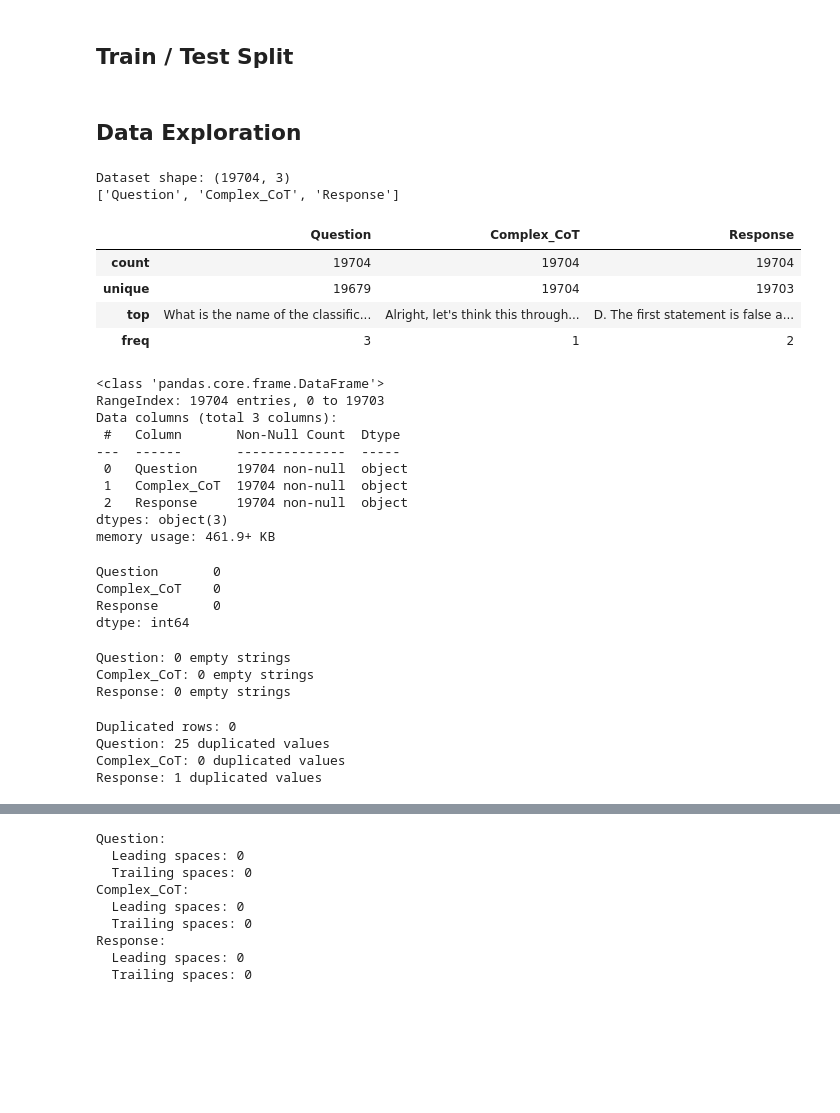
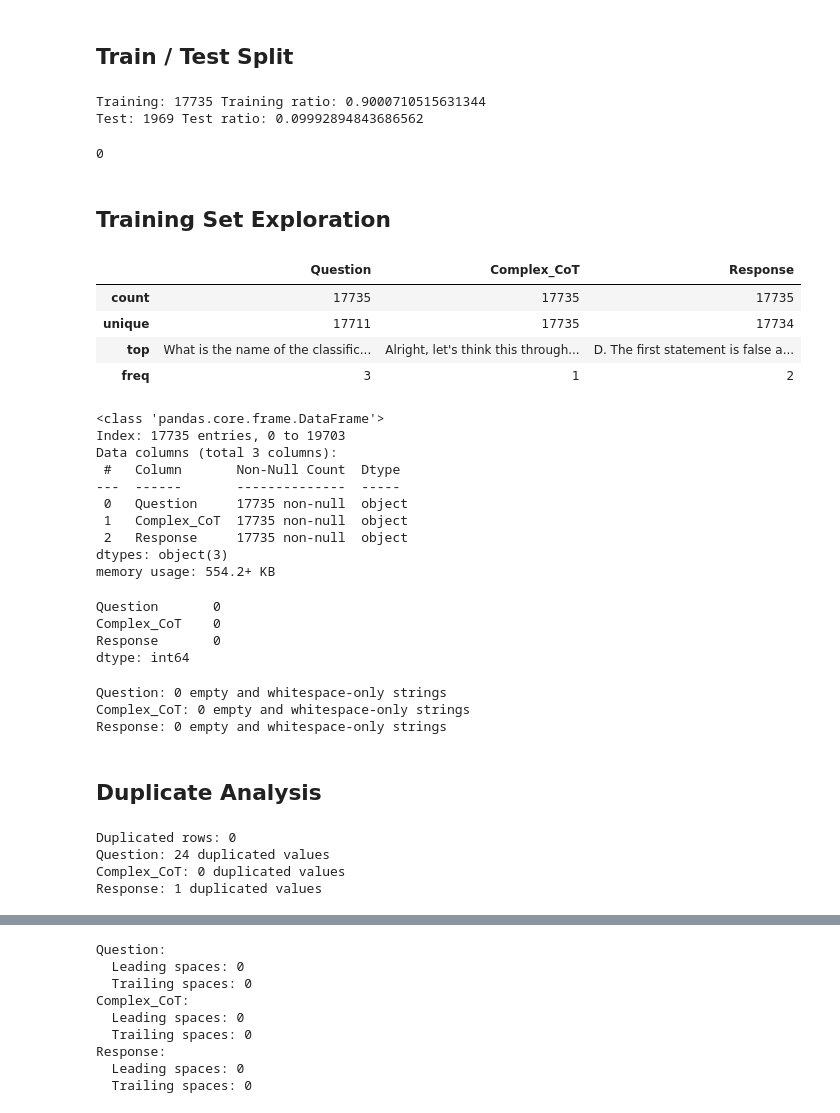
Before and after one commit to xueqingnie/ml-ai-portfolio, a Jupyter notebook: 01-medical-reasoning-llm/notebooks/01_data_cleaning.ipynb, the cells around one changed output, grey strips where cells are left out. Drawn from its saved outputs; the diff is of its cells as text; code cells hidden in the pictures; blank space fills up the shorter version.

```diff
--- a/01-medical-reasoning-llm/notebooks/01_data_cleaning.ipynb
+++ b/01-medical-reasoning-llm/notebooks/01_data_cleaning.ipynb
@@ -86,43 +89,52 @@ df.head()
 from sklearn.model_selection import GroupShuffleSplit
 
 gss = GroupShuffleSplit(
-    n_split = 1,
+    n_splits = 1,
     test_size = 0.1,
     random_state = 42
 )
 
-train_index, test_index = gss.split(df)
-train = df.iloc(train_index)
-test = df.iloc(test_index)
+train_index, test_index = next(
+    gss.split(df, groups=df["Question"])
+)
+
+train = df.iloc[train_index].copy()
+test = df.iloc[test_index].copy()
+# %%
+print("Training:", len(train), "Training ratio:", len(train) / len(df))
+print("Test:", len(test), "Test ratio:", len(test) / len(df))
+# %% [output]
+Training: 17735 Training ratio: 0.9000710515631344
+Test: 1969 Test ratio: 0.09992894843686562
+# %%
+# Check for question leakage
+question_overlap = set(train["Question"]) & set(test["Question"])
+print(len(question_overlap))
+# %% [output]
+0
 # %% [markdown]
-## Data Exploration
+## Training Set Exploration
-# %%
-print("Dataset shape:", df.shape)
-print(df.columns.tolist())
-# %% [output]
-Dataset shape: (19704, 3)
-['Question', 'Complex_CoT', 'Response']
 # %%
-df.describe()
+train.describe()
 # %% [output]
 |  | Question | Complex_CoT | Response |
-| count | 19704 | 19704 | 19704 |
-| unique | 19679 | 19704 | 19703 |
+| count | 17735 | 17735 | 17735 |
+| unique | 17711 | 17735 | 17734 |
 | top | What is the name of the classific... | Alright, let's think this through... | D. The first statement is false a... |
 | freq | 3 | 1 | 2 |
 # %%
-df.info()
+train.info()
 # %% [output]
 <class 'pandas.core.frame.DataFrame'>
-RangeIndex: 19704 entries, 0 to 19703
+Index: 17735 entries, 0 to 19703
 Data columns (total 3 columns):
  #   Column       Non-Null Count  Dtype
 ---  ------       --------------  -----
- 0   Question     19704 non-null  object
- 1   Complex_CoT  19704 non-null  object
- 2   Response     19704 non-null  object
+ 0   Question     17735 non-null  object
+ 1   Complex_CoT  17735 non-null  object
+ 2   Response     17735 non-null  object
 dtypes: object(3)
-memory usage: 461.9+ KB
+memory usage: 554.2+ KB
 # %%
 # Check for missing values
 
@@ -133,27 +145,29 @@ Complex_CoT    0
 Response       0
 dtype: int64
 # %%
-# Check for empty strings
+# Check for empty strings and whitespace-only strings
 
 text_columns = ["Question", "Complex_CoT", "Response"]
 
 for col in text_columns:
-    empty_count = df[col].astype(str).str.strip().eq("").sum()
-    print(f"{col}: {empty_count} empty strings")
+    empty_count = train[col].str.strip().eq("").sum()
+    print(f"{col}: {empty_count} empty and whitespace-only strings")
 # %% [output]
-Question: 0 empty strings
-Complex_CoT: 0 empty strings
-Response: 0 empty strings
+Question: 0 empty and whitespace-only strings
+Complex_CoT: 0 empty and whitespace-only strings
+Response: 0 empty and whitespace-only strings
+# %% [markdown]
+## Duplicate Analysis
 # %%
 # Check for duplicated rows and fields
 
-print("Duplicated rows:", df.duplicated().sum())
+print("Duplicated rows:", train.duplicated().sum())
 
 for col in text_columns:
-    duplicated_count = df[col].duplicated().sum()
+    duplicated_count = train[col].duplicated().sum()
     print(f"{col}: {duplicated_count} duplicated values")
 # %% [output]
 Duplicated rows: 0
-Question: 25 duplicated values
+Question: 24 duplicated values
 Complex_CoT: 0 duplicated values
 Response: 1 duplicated values
```
Also changed, not shown: parts of 27 cells of this notebook.
